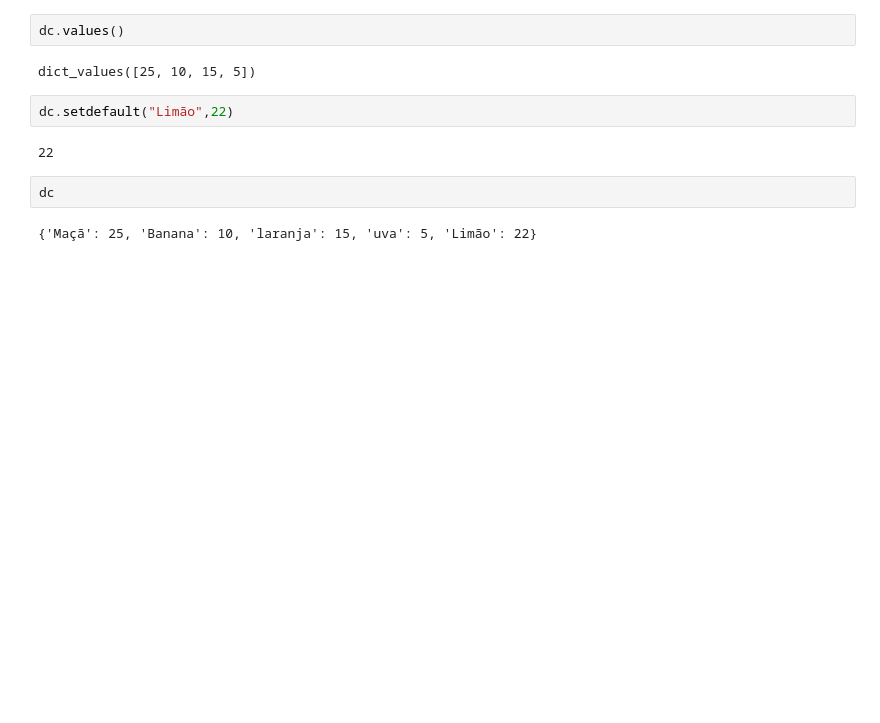
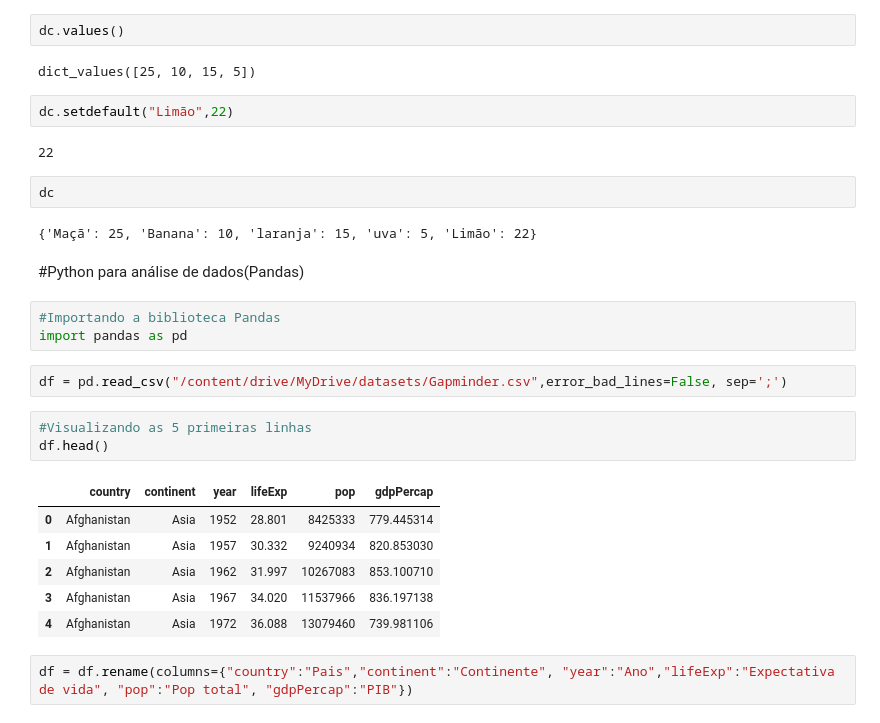
Before and after one commit to JosenildoVicente/analise-de-dados-com-python-e-pandas, a Jupyter notebook: analise_dio.ipynb, the cells around one changed output. Cells and saved outputs as stored; diff of their text form; blank space fills up the shorter version.

Commit message:
aula introdução à biblioteca Pandas

```diff
--- a/analise_dio.ipynb
+++ b/analise_dio.ipynb
@@ -208,3 +208,22 @@ dc.setdefault("Limão",22)
 dc
 # %% [output]
 {'Maçã': 25, 'Banana': 10, 'laranja': 15, 'uva': 5, 'Limão': 22}
+# %% [markdown]
+#Python para análise de dados(Pandas)
+# %%
+#Importando a biblioteca Pandas
+import pandas as pd
+# %%
+df = pd.read_csv("/content/drive/MyDrive/datasets/Gapminder.csv",error_bad_lines=False, sep=';')
+# %%
+#Visualizando as 5 primeiras linhas
+df.head()
+# %% [output]
+|  | country | continent | year | lifeExp | pop | gdpPercap |
+| 0 | Afghanistan | Asia | 1952 | 28.801 | 8425333 | 779.445314 |
+| 1 | Afghanistan | Asia | 1957 | 30.332 | 9240934 | 820.853030 |
+| 2 | Afghanistan | Asia | 1962 | 31.997 | 10267083 | 853.100710 |
+| 3 | Afghanistan | Asia | 1967 | 34.020 | 11537966 | 836.197138 |
+| 4 | Afghanistan | Asia | 1972 | 36.088 | 13079460 | 739.981106 |
+# %%
+df = df.rename(columns={"country":"Pais","continent":"Continente", "year":"Ano","lifeExp":"Expectativa de vida", "pop":"Pop total", "gdpPercap":"PIB"})
```
Also changed, not shown: parts of 12 cells of this notebook.
